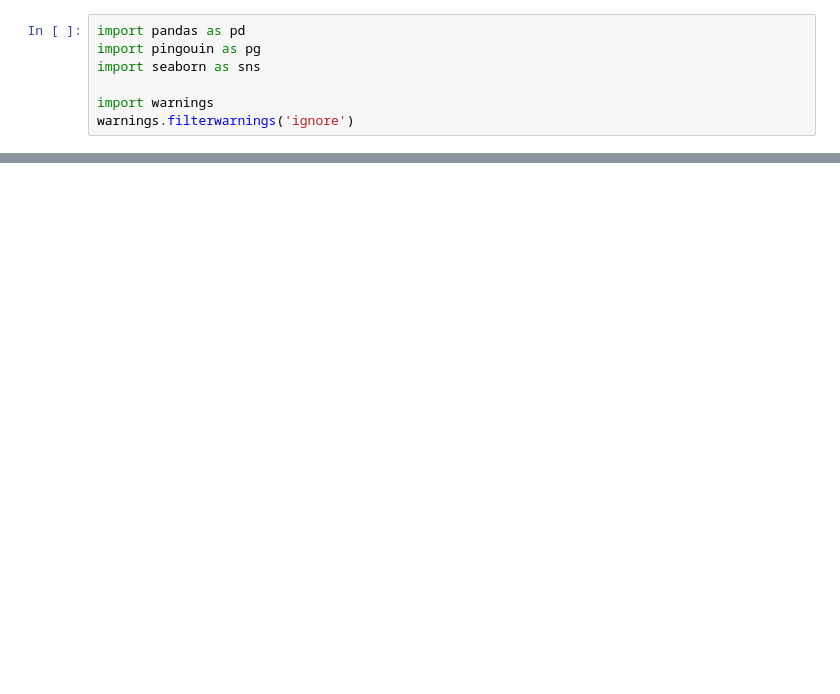
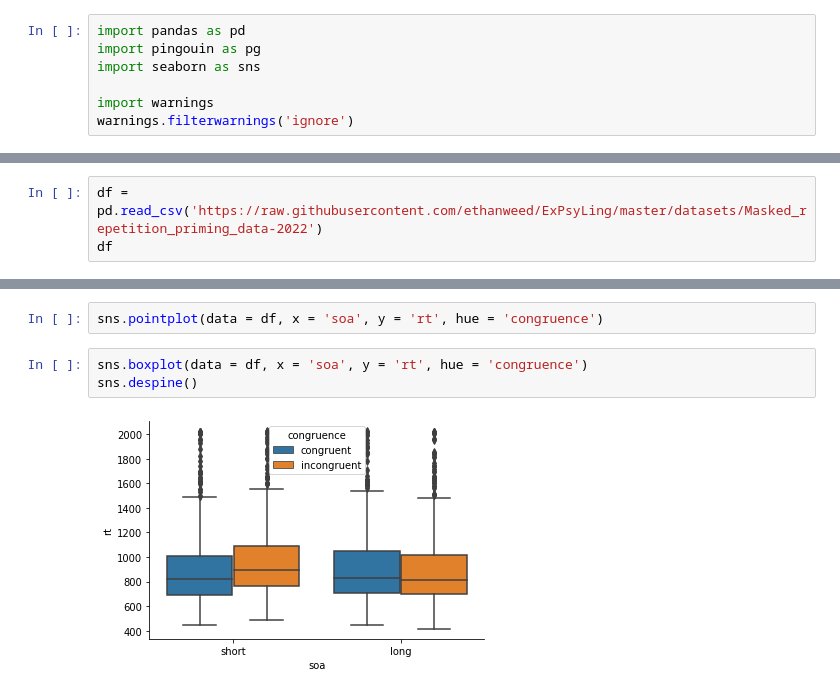
Before and after one commit to ethanweed/ExPsyLing, a Jupyter notebook: 2022/Notebooks/Labs_notebooks/Lab_10_Experiment_2.ipynb, the cells around one changed output, grey strips where cells are left out. Cells and saved outputs as stored; diff of their text form; blank space fills up the shorter version.

Commit message:
update to masked rep data

```diff
--- a/2022/Notebooks/Labs_notebooks/Lab_10_Experiment_2.ipynb
+++ b/2022/Notebooks/Labs_notebooks/Lab_10_Experiment_2.ipynb
@@ -36,0 +8,3 @@ sns.despine()
+# %%
+df = pd.read_csv('https://raw.githubusercontent.com/ethanweed/ExPsyLing/master/datasets/Masked_repetition_priming_data-2022')
+df
@@ -36,0 +28,7 @@ sns.despine()
+# %%
+sns.pointplot(data = df, x = 'soa', y = 'rt', hue = 'congruence')
+# %%
+sns.boxplot(data = df, x = 'soa', y = 'rt', hue = 'congruence')
+sns.despine()
+# %% [output]
+[figure, added]
```
Also changed, not shown: parts of 5 cells of this notebook, 1 other file.
